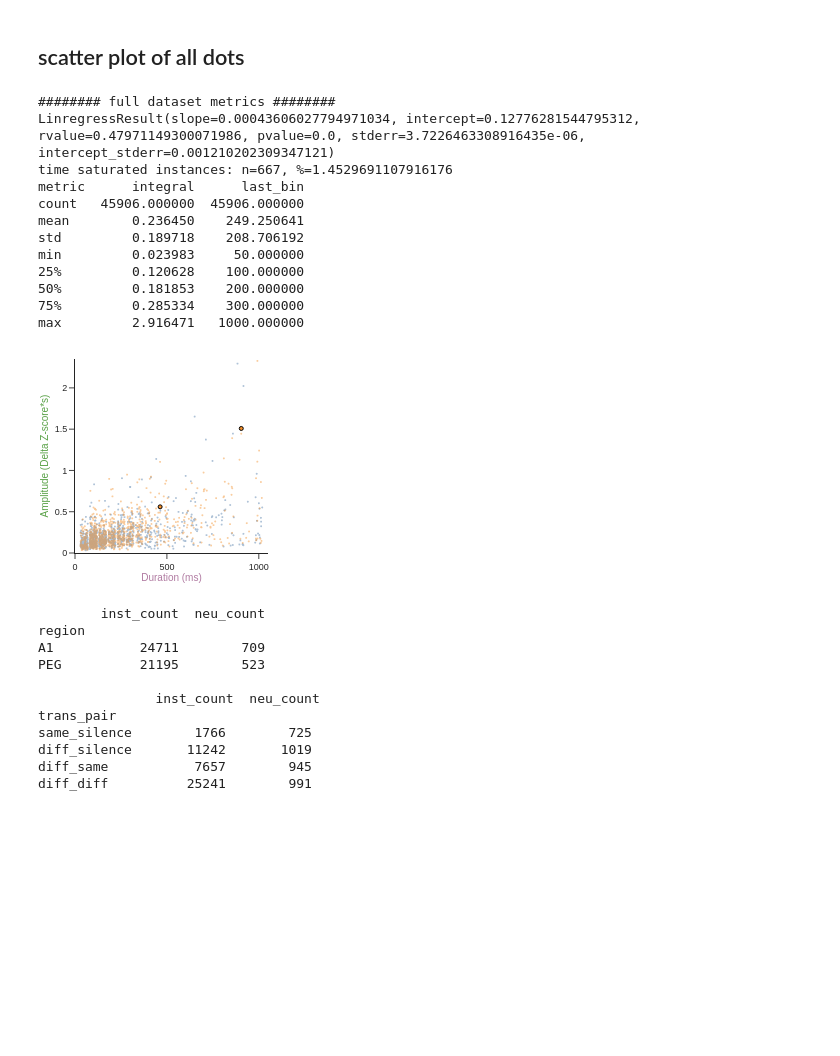
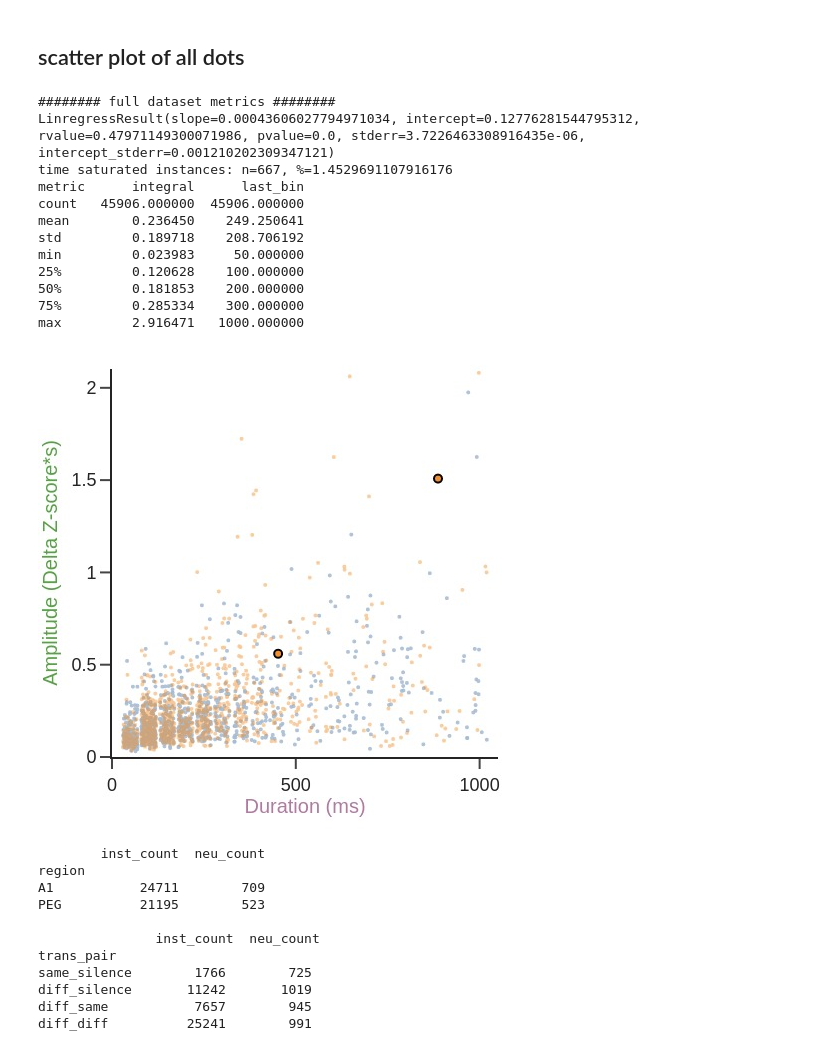
Before and after one commit to Mateo-Lopez-Espejo/context_probe_analysis, a Jupyter notebook: reports/paper/figure_02.ipynb, the cells around one changed output. Cells and saved outputs as stored; diff of their text form; code cells hidden in the pictures; blank space fills up the shorter version.

Commit message:
small formating, see last commit

```diff
--- a/reports/paper/figure_02.ipynb
+++ b/reports/paper/figure_02.ipynb
@@ -200,36 +200,36 @@ _ = fig.update_layout(template='simple_white',
                       ),
 
                       yaxis=dict(
                           range=[0,maxy+maxy*0.01],
                                  title=dict(
                           text="Amplitude (Delta Z-score*s) ",
                           standoff=0,
                           font_color=AMPCOLOR,
                           font_size=10),
                           tickfont_size=9
                       ))
 
 
 filename = folder / 'fig2_parameter_scatter'
 fig.write_image(filename.with_suffix('.png'), scale=4)
 fig.write_image(filename.with_suffix('.svg'))
 
-img_bytes = fig.to_image(format="png", width=96*w, height=96*h, scale=1)
-Image(img_bytes)
+
+fig.show(renderer='jpeg', scale=2)
 # %% [output]
 ######## full dataset metrics ########
 LinregressResult(slope=0.00043606027794971034, intercept=0.12776281544795312, rvalue=0.47971149300071986, pvalue=0.0, stderr=3.7226463308916435e-06, intercept_stderr=0.001210202309347121)
 time saturated instances: n=667, %=1.4529691107916176
 metric      integral      last_bin
 count   45906.000000  45906.000000
 mean        0.236450    249.250641
 std         0.189718    208.706192
 min         0.023983     50.000000
 25%         0.120628    100.000000
 50%         0.181853    200.000000
 75%         0.285334    300.000000
 max         2.916471   1000.000000
-[figure, old version]
+[figure, new version]
 # %%
 # count number of instances that are being compared, their mean and standard deviations
 inst_by_reg = pivoted.groupby('region', observed=True).agg(inst_count=('integral', 'count'), neu_count=('id', pd.Series.nunique))
```
Also changed, not shown: parts of 4 cells of this notebook.
